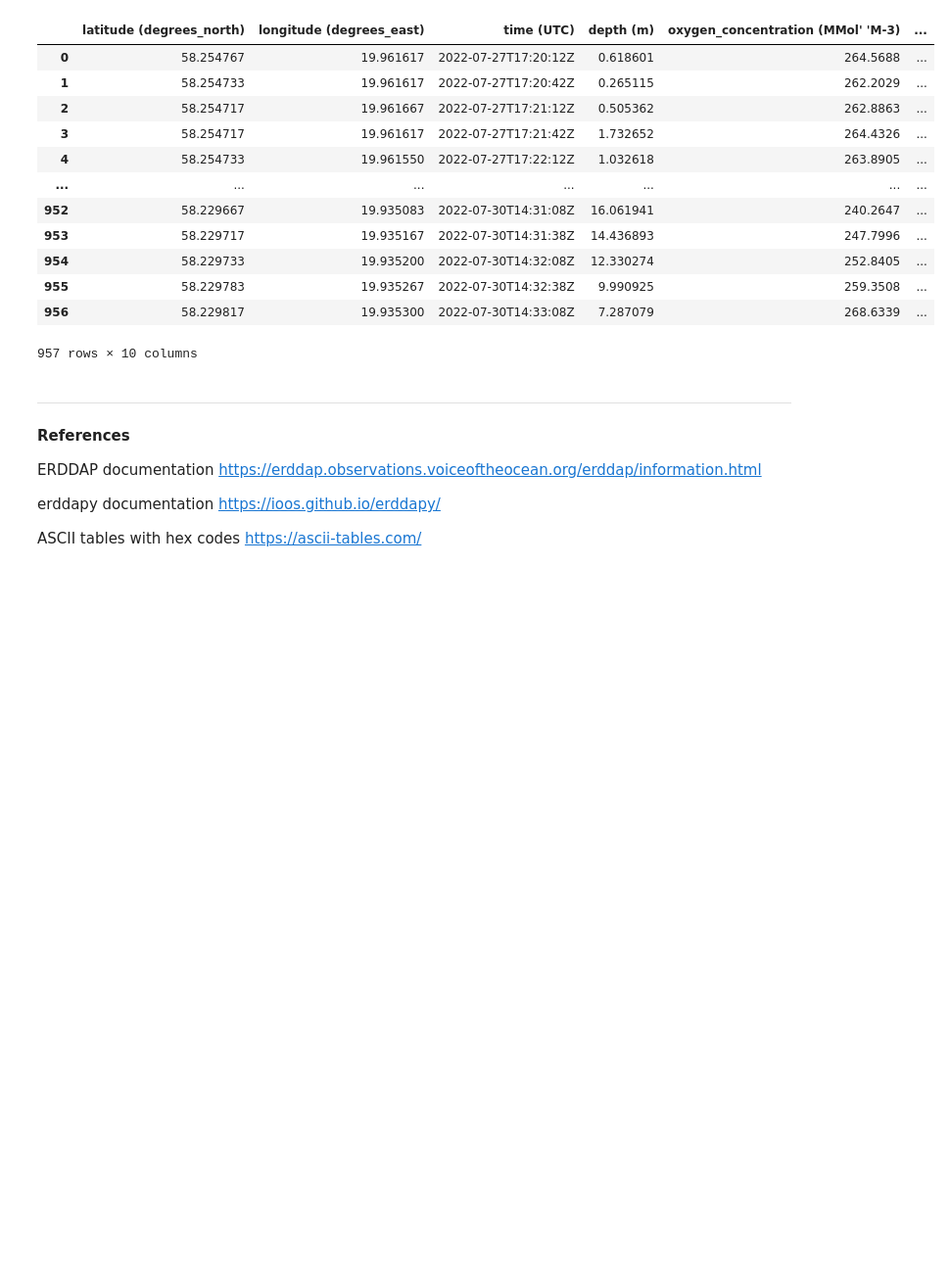
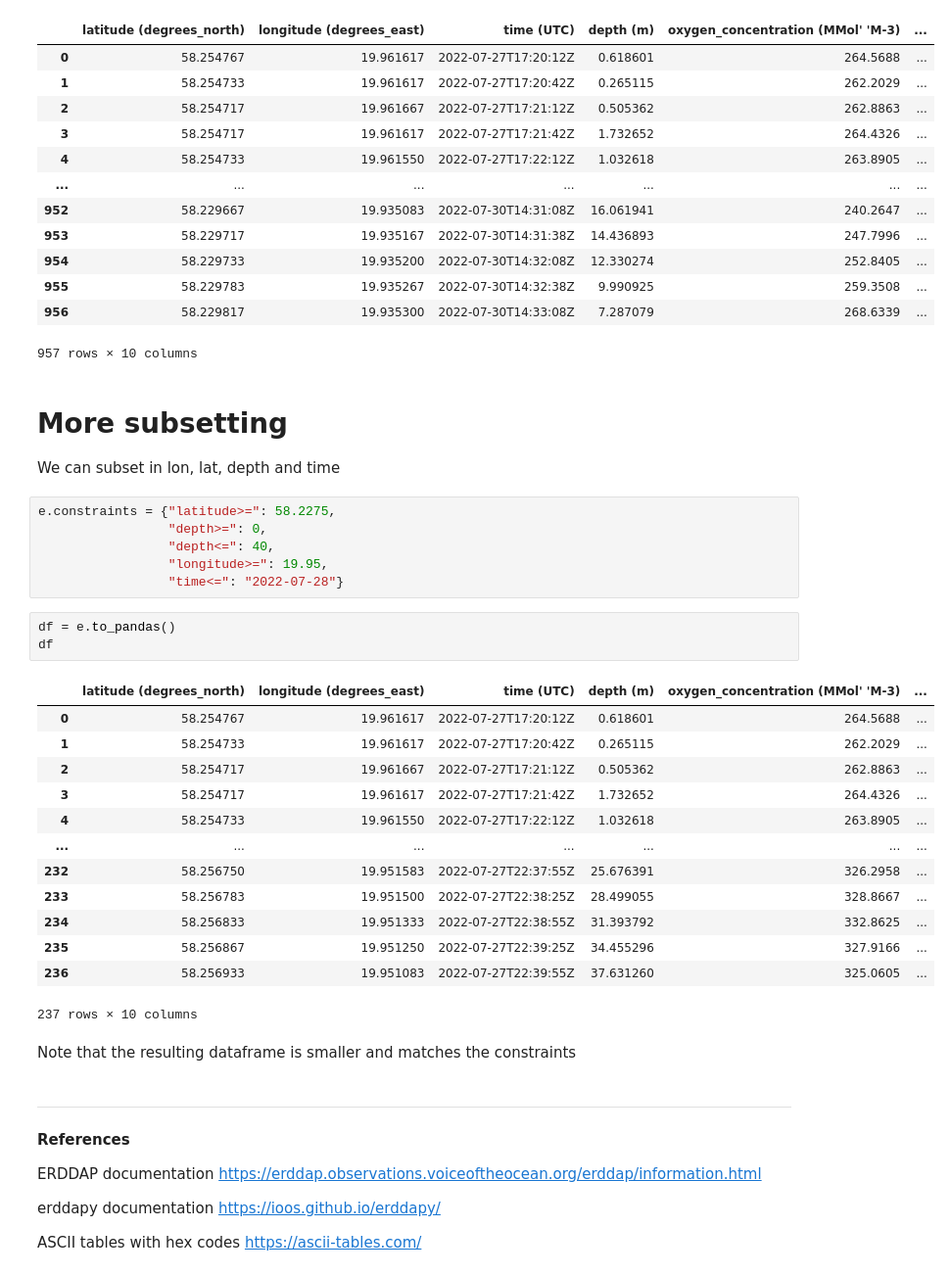
Before and after one commit to voto-ocean-knowledge/erddap_demo, a Jupyter notebook: 00_intro.ipynb, the cells around one changed output. Shown at 98% size. Cells and saved outputs as stored; diff of their text form; blank space fills up the shorter version.

```diff
--- a/00_intro.ipynb
+++ b/00_intro.ipynb
@@ -130,6 +130,35 @@ df
 | 955 | 58.229783 | 19.935267 | 2022-07-30T14:32:38Z | 9.990925 | 259.3508 | ... |
 | 956 | 58.229817 | 19.935300 | 2022-07-30T14:33:08Z | 7.287079 | 268.6339 | ... |
 957 rows × 10 columns
+# %% [markdown]
+# More subsetting
+
+We can subset in lon, lat, depth and time
+# %%
+e.constraints = {"latitude>=": 58.2275,
+                 "depth>=": 0,
+                 "depth<=": 40,
+                 "longitude>=": 19.95,
+                 "time<=": "2022-07-28"}
+# %%
+df = e.to_pandas()
+df
+# %% [output]
+|  | latitude (degrees_north) | longitude (degrees_east) | time (UTC) | depth (m) | oxygen_concentration (MMol' 'M-3) | ... |
+| 0 | 58.254767 | 19.961617 | 2022-07-27T17:20:12Z | 0.618601 | 264.5688 | ... |
+| 1 | 58.254733 | 19.961617 | 2022-07-27T17:20:42Z | 0.265115 | 262.2029 | ... |
+| 2 | 58.254717 | 19.961667 | 2022-07-27T17:21:12Z | 0.505362 | 262.8863 | ... |
+| 3 | 58.254717 | 19.961617 | 2022-07-27T17:21:42Z | 1.732652 | 264.4326 | ... |
+| 4 | 58.254733 | 19.961550 | 2022-07-27T17:22:12Z | 1.032618 | 263.8905 | ... |
+| ... | ... | ... | ... | ... | ... | ... |
+| 232 | 58.256750 | 19.951583 | 2022-07-27T22:37:55Z | 25.676391 | 326.2958 | ... |
+| 233 | 58.256783 | 19.951500 | 2022-07-27T22:38:25Z | 28.499055 | 328.8667 | ... |
+| 234 | 58.256833 | 19.951333 | 2022-07-27T22:38:55Z | 31.393792 | 332.8625 | ... |
+| 235 | 58.256867 | 19.951250 | 2022-07-27T22:39:25Z | 34.455296 | 327.9166 | ... |
+| 236 | 58.256933 | 19.951083 | 2022-07-27T22:39:55Z | 37.631260 | 325.0605 | ... |
+237 rows × 10 columns
+# %% [markdown]
+Note that the resulting dataframe is smaller and matches the constraints
 # %% [markdown]
 -------------------------------
 
```
Also changed, not shown: 2 other files.
